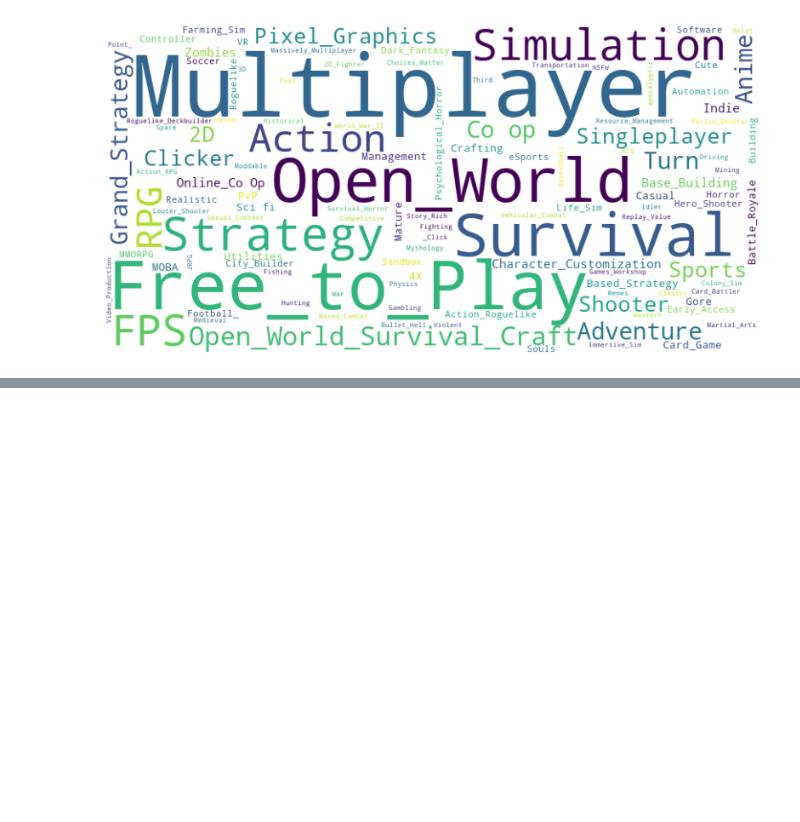
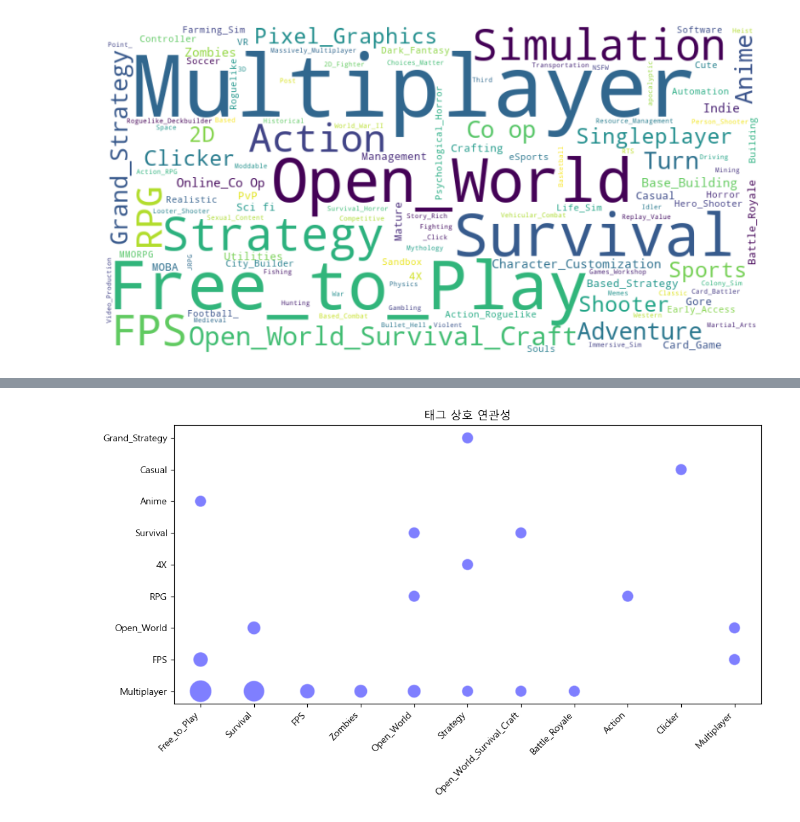
Before and after one commit to mrkimbab/1124, a Jupyter notebook: steamcrawler.ipynb, the cells around one changed output, grey strips where cells are left out. Saved outputs shown, nothing was run; the diff lists cells and outputs as text; code cells hidden in the pictures; blank space fills up the shorter version.

```diff
--- a/steamcrawler.ipynb
+++ b/steamcrawler.ipynb
@@ -298,0 +353,54 @@ plt.show()
+# %%
+import pandas as pd
+import matplotlib.pyplot as plt
+from collections import Counter
+from itertools import combinations
+
+df = pd.read_csv('steam_games_chart1.csv', encoding='cp1252')
+
+tags = df['Tags'].dropna()
+
+# 태그 조건 처리
+def process_tags(tags):
+    processed_tags = []
+    for tag in tags.split(','):
+        tag = tag.strip()
+        if not tag: # 태그가 공백태그일경우 스킵
+            continue
+        if tag.startswith('_'):
+            tag = tag[1:]
+        tag = tag.replace(" ", "_")
+        processed_tags.append(tag)
+    return processed_tags
+
+tag_combinations = []
+for tag_list in tags:
+    processed_tag_list = process_tags(tag_list)
+    tag_combinations.extend(combinations(processed_tag_list, 2))  # 태그 쌍 생성
+
+# 태그 빈도
+tag_counter = Counter(tag_combinations)
+
+# 결과를 데이터프레임으로 변환
+tp_df = pd.DataFrame(tag_counter.items(), columns=['Tag Pair', 'Count'])
+tp_df = tp_df.sort_values(by='Count', ascending=False)
+
+# 가장많이 나온 태그 20개
+highestpairs = tp_df.head(20)
+
+x_coords = highestpairs['Tag Pair'].apply(lambda x: x[0])  # 첫 번째 태그 x 좌표
+y_coords = highestpairs['Tag Pair'].apply(lambda x: x[1])  # 두 번째 태그 y 좌표
+sizes = highestpairs['Count'] * 50
+
+# 산점도 그리기 (크기와 색상 설정)
+plt.figure(figsize=(10, 6))
+plt.scatter(x_coords, y_coords, s=sizes, color='blue', alpha=0.5, edgecolors='w', marker='o')
+
+plt.title('태그 상호 연관성')
+
+# 그래프 표시
+plt.xticks(rotation=45, ha='right')
+plt.tight_layout()
+plt.show()
+# %% [output]
+[figure, added]
```
Also changed, not shown: parts of 1 cell of this notebook, 2 other files.
